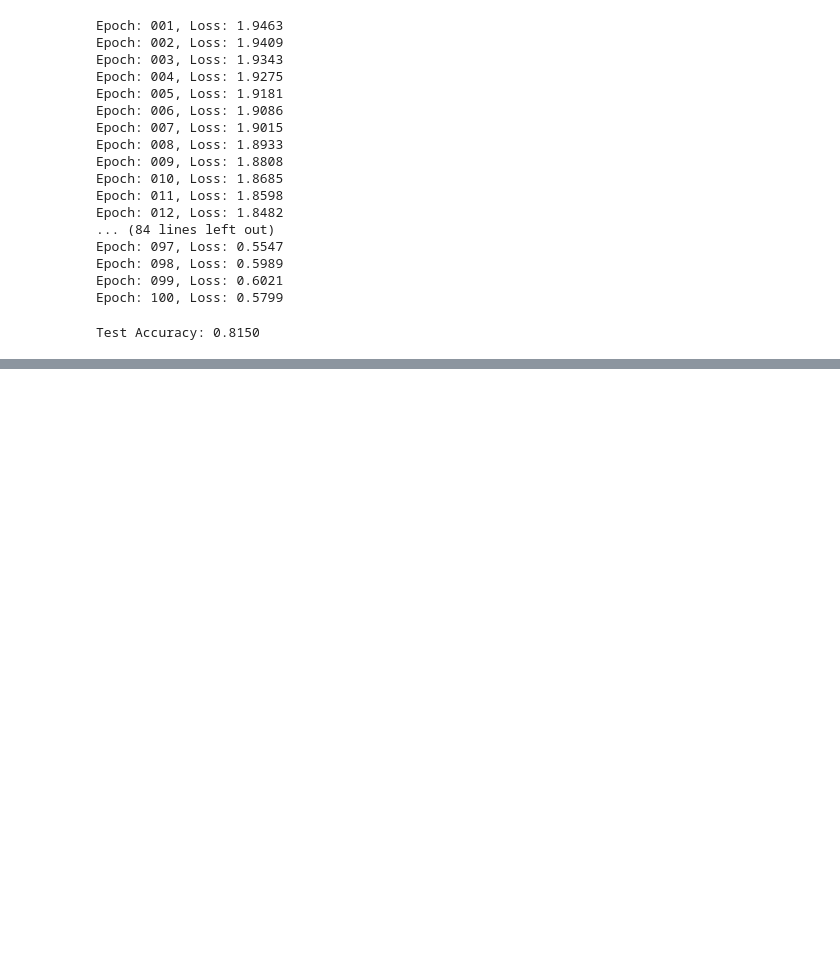
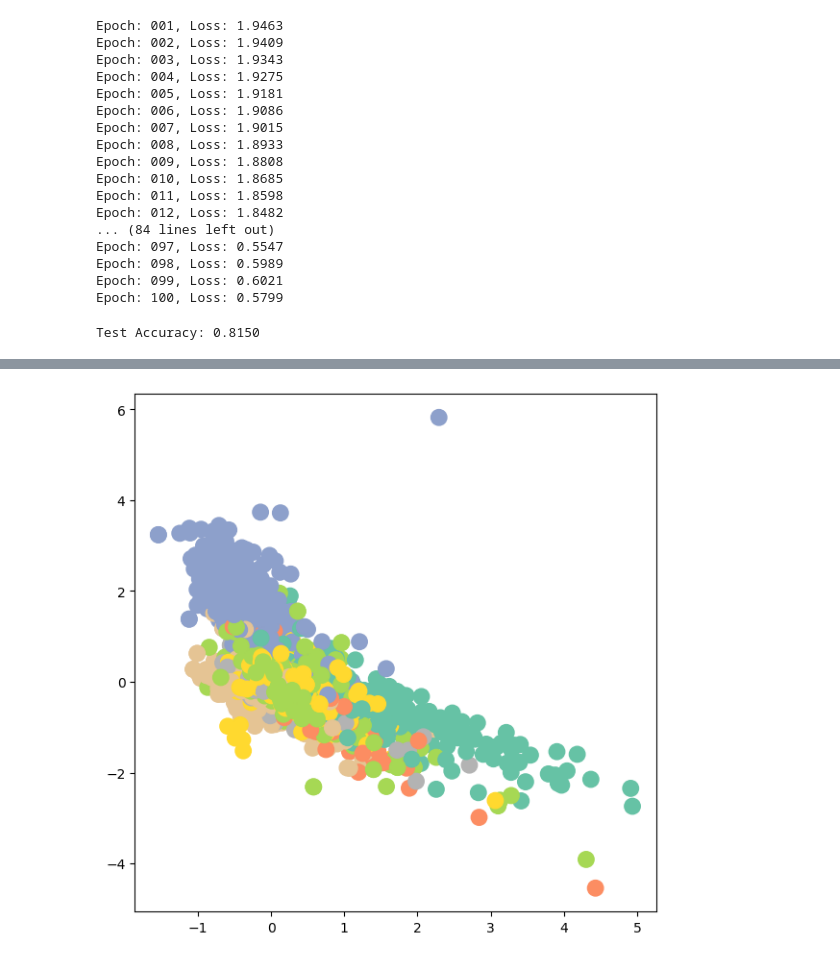
Before and after one commit to dglyzin/hpc-ai-course, a Jupyter notebook: hpc-ai-24/3-pytorch-geometric/pytorch-geometric.ipynb, the cells around one changed output, grey strips where cells are left out. Drawn from its saved outputs; the diff is of its cells as text; code cells hidden in the pictures; blank space fills up the shorter version.

```diff
--- a/hpc-ai-24/3-pytorch-geometric/pytorch-geometric.ipynb
+++ b/hpc-ai-24/3-pytorch-geometric/pytorch-geometric.ipynb
@@ -426,3 +379,7 @@ visualize_embedding(out, color=data.y)
+# %%
+visualize_embedding(out, color=data.y, d1=0, d2=2)
+# %% [output]
+[figure, added]
 # %%
 from torch_geometric.nn import GATConv
 
```
Also changed, not shown: parts of 19 cells of this notebook, 2 other files.
